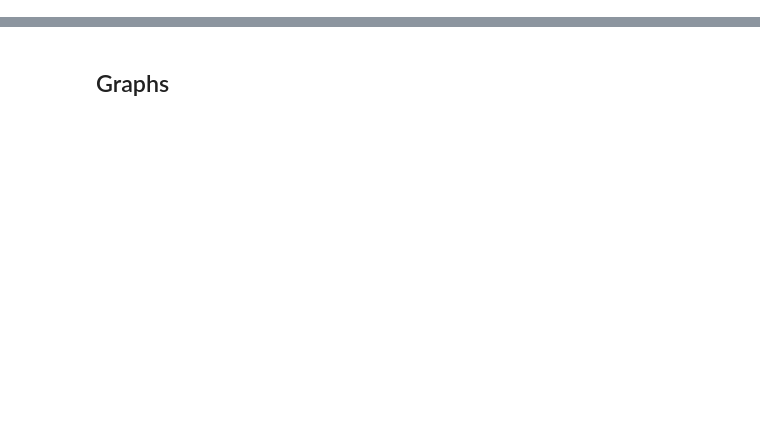
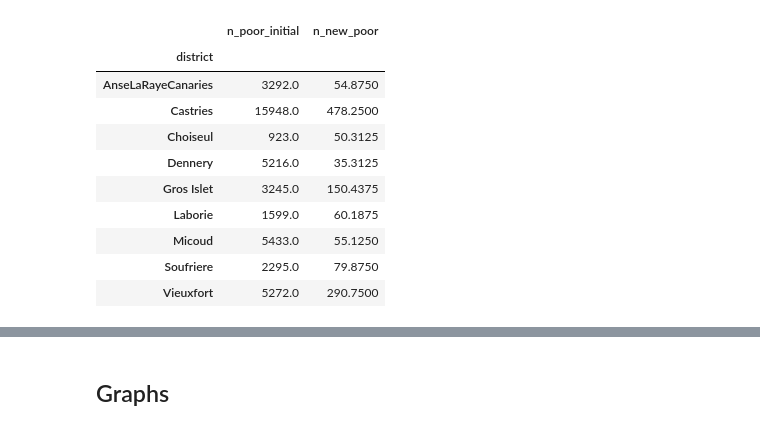
Before and after one commit to mikhailsirenko/unbreakable, a Jupyter notebook: notebooks/policy_analysis.ipynb, the cells around one changed output, grey strips where cells are left out. Saved outputs shown, nothing was run; the diff lists cells and outputs as text; code cells hidden in the pictures; blank space fills up the shorter version.

```diff
--- a/notebooks/policy_analysis.ipynb
+++ b/notebooks/policy_analysis.ipynb
@@ -39,0 +49,14 @@ for col in outcomes.columns:
+# %%
+policies = ['0', '10', '30', '50']
+target_groups = ['all', 'poor', 'poor_near_poor1.25', 'poor_near_poor2.0']
+table = {}
+for target_group in target_groups:
+    d = {}
+    for policy in policies:
+        df = outcomes[outcomes['top_up'] == policy]
+        df = df[df['target_group'] == target_group]
+        columns_of_interest = ['district', 'n_poor_initial', 'n_new_poor']
+        df.round(2)[columns_of_interest].groupby('district').mean()
+        # Increase in poor people pct
+        d[policy] =(df['n_new_poor'].sum() / df['n_poor_initial'].sum() * 100).round(5)
+    table[target_group] = d
@@ -39,0 +71,14 @@ for col in outcomes.columns:
+# %%
+df.round(2)[columns_of_interest].groupby('district').mean()
+# %% [output]
+|  | n_poor_initial | n_new_poor |
+| district |  |  |
+| AnseLaRayeCanaries | 3292.0 | 54.8750 |
+| Castries | 15948.0 | 478.2500 |
+| Choiseul | 923.0 | 50.3125 |
+| Dennery | 5216.0 | 35.3125 |
+| Gros Islet | 3245.0 | 150.4375 |
+| Laborie | 1599.0 | 60.1875 |
+| Micoud | 5433.0 | 55.1250 |
+| Soufriere | 2295.0 | 79.8750 |
+| Vieuxfort | 5272.0 | 290.7500 |
```
Also changed, not shown: parts of 15 cells of this notebook, 1 other file.
